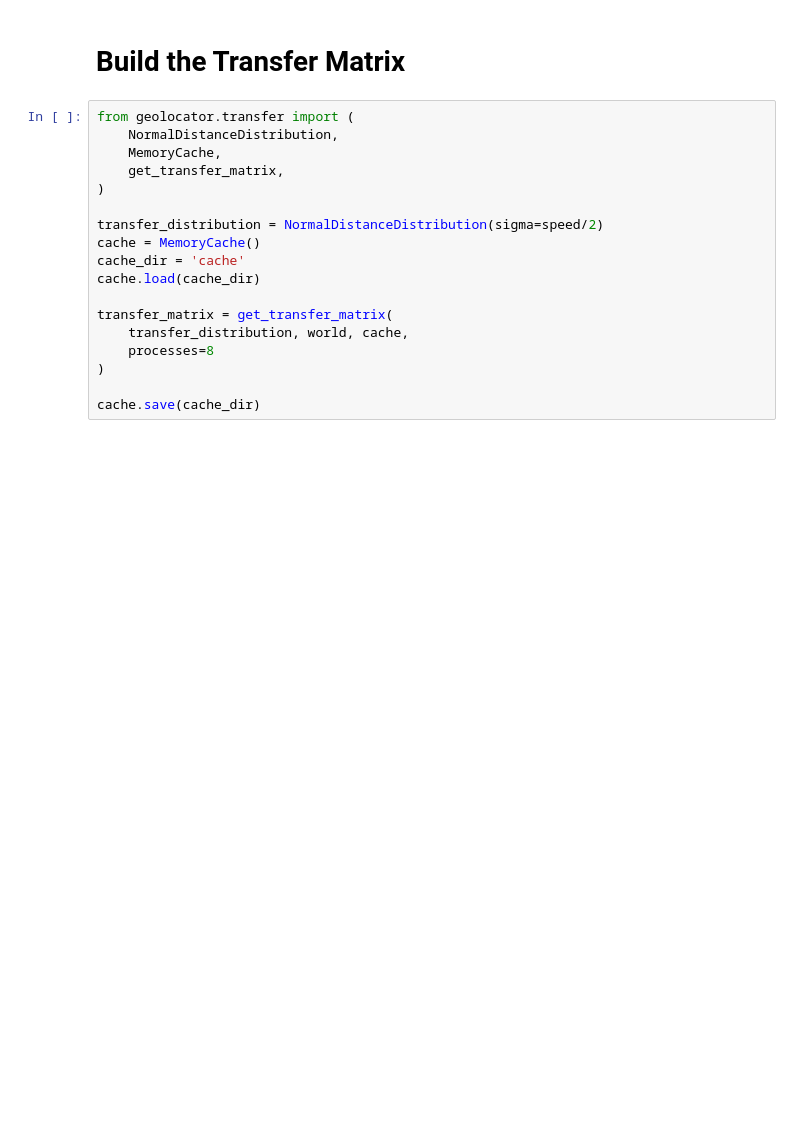
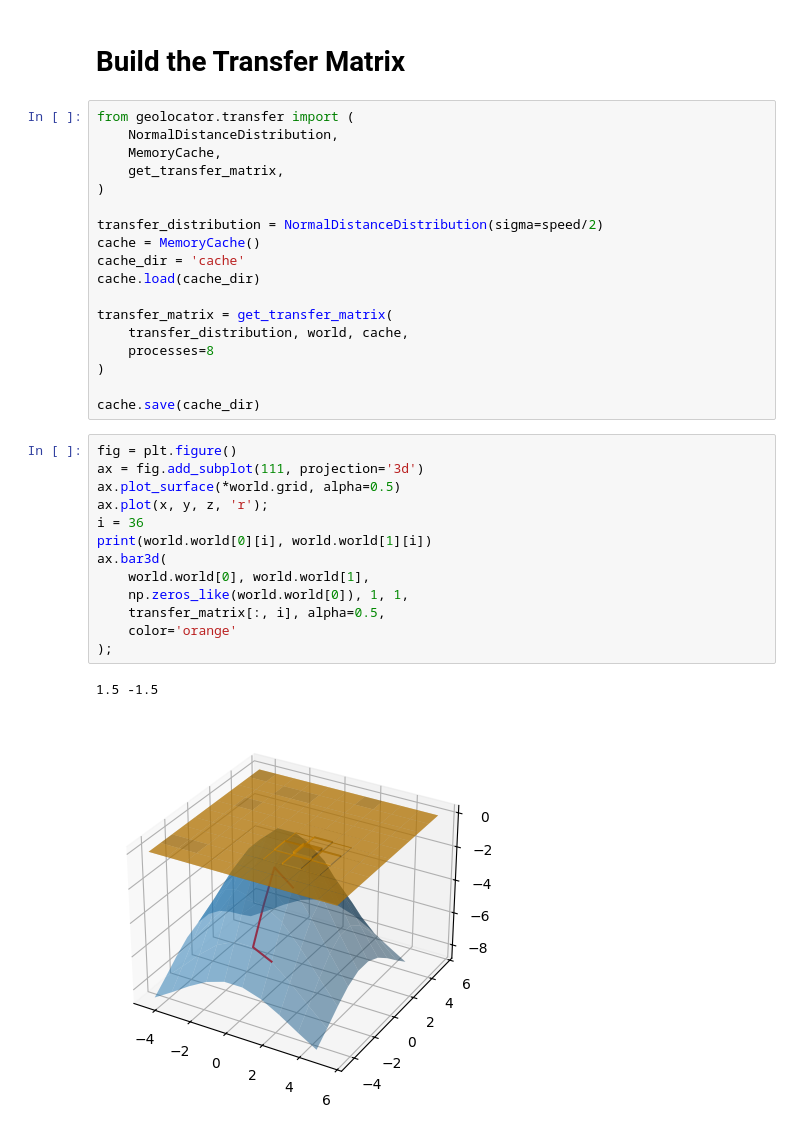
Before and after one commit to networkearth/geolocator, a Jupyter notebook: examples/flatland/Example.ipynb, the cells around one changed output. Saved outputs shown, nothing was run; the diff lists cells and outputs as text; blank space fills up the shorter version.

```diff
--- a/examples/flatland/Example.ipynb
+++ b/examples/flatland/Example.ipynb
@@ -102,3 +103,19 @@ transfer_matrix = get_transfer_matrix(
 )
 
 cache.save(cache_dir)
+# %%
+fig = plt.figure()
+ax = fig.add_subplot(111, projection='3d')
+ax.plot_surface(*world.grid, alpha=0.5)
+ax.plot(x, y, z, 'r');
+i = 36
+print(world.world[0][i], world.world[1][i])
+ax.bar3d(
+    world.world[0], world.world[1],
+    np.zeros_like(world.world[0]), 1, 1,
+    transfer_matrix[:, i], alpha=0.5,
+    color='orange'
+);
+# %% [output]
+1.5 -1.5
+[figure, added]
```
Also changed, not shown: parts of 12 cells of this notebook, 2 other files.
